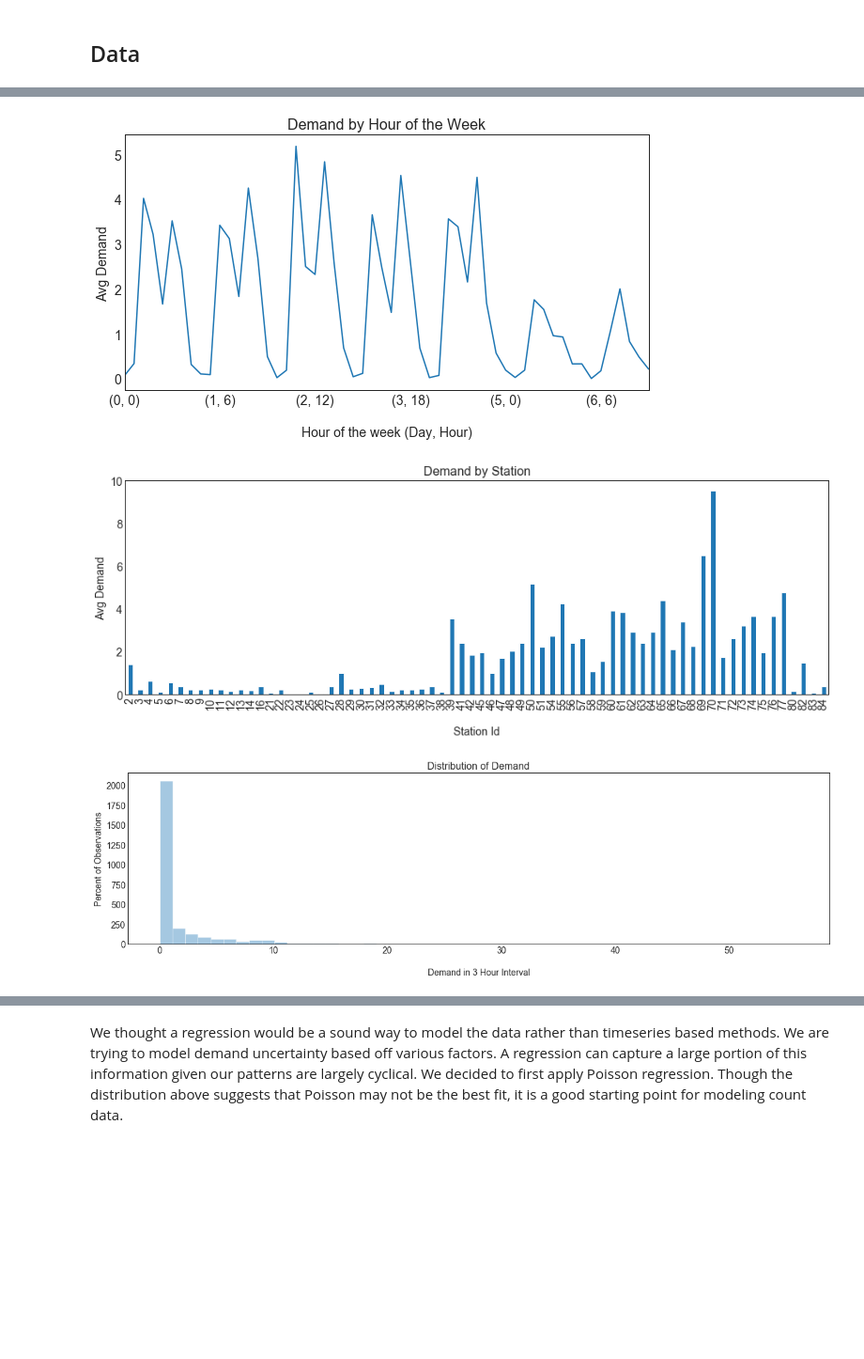
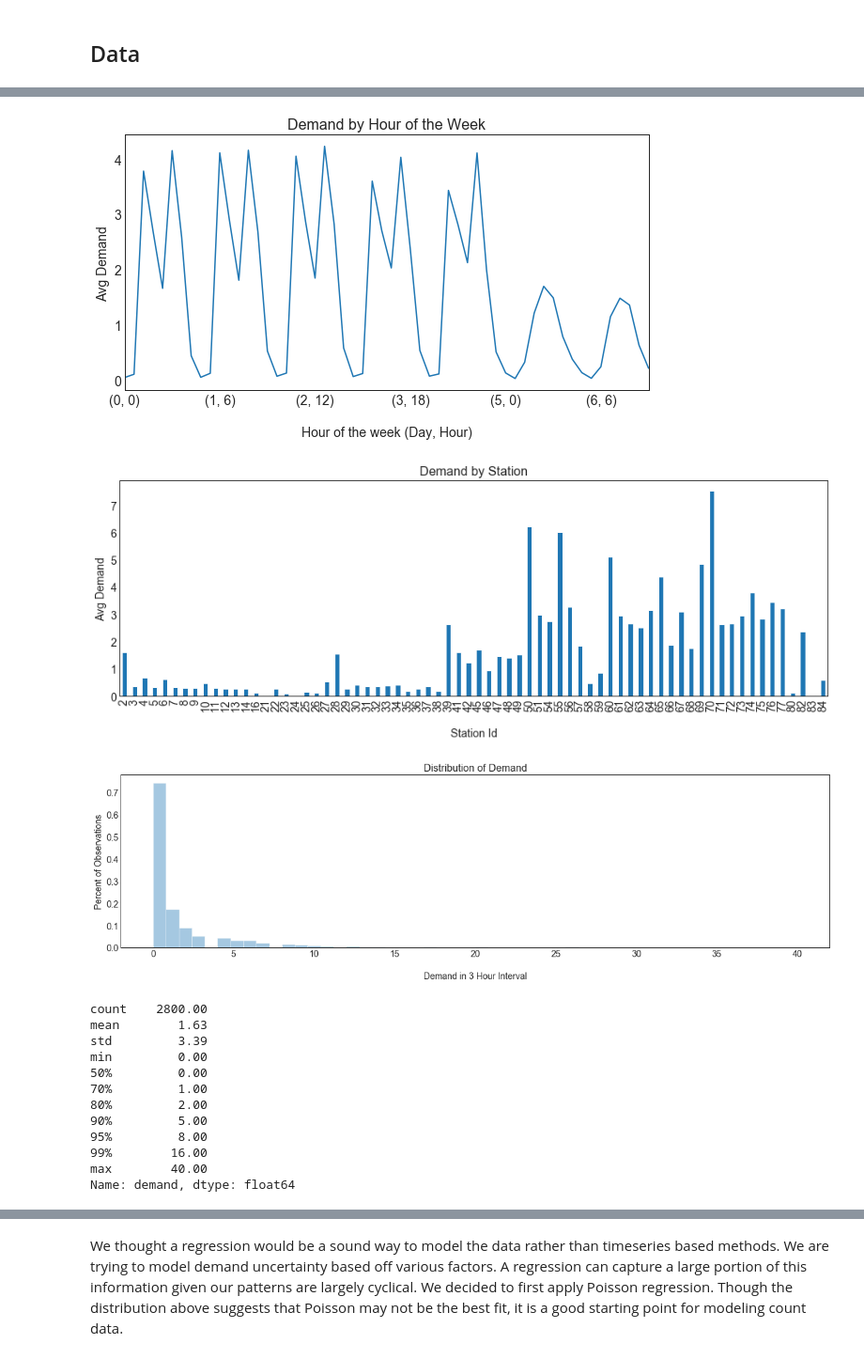
Before and after one commit to ssharpe42/probprog-finalproject, a Jupyter notebook: final-project/final-notebook.ipynb, the cells around one changed output, grey strips where cells are left out. Shown at 94% size. Cells and saved outputs as stored; diff of their text form; code cells hidden in the pictures; blank space fills up the shorter version.

```diff
--- a/final-project/final-notebook.ipynb
+++ b/final-project/final-notebook.ipynb
@@ -30,16 +39,18 @@ sns.set_style("white")
 %matplotlib inline
 # %%
 # Set to true for fast run of notebook
-QUICK_RUN = True
+QUICK_RUN = False
 
 if QUICK_RUN:
     iters = 3000
+    model_param_suffix = '_quick'
     with open('../data/final_train_small.pickle', 'rb') as f:
         train=pickle.load(f)
     with open('../data/final_test_small.pickle', 'rb') as f:
         test=pickle.load(f)
 else:
-    iters = 10000
+    iters = 9000
+    model_param_suffix =''
     with open('../data/final_train.pickle', 'rb') as f:
         train=pickle.load(f)
     with open('../data/final_test.pickle', 'rb') as f:
@@ -61,7 +74,7 @@ plt.ylabel('Avg Demand')
 plt.title('Demand by Hour of the Week', fontsize=16)
 plt.show()
 # %% [output]
-[figure, old version]
+[figure, new version]
 # %%
 train.groupby(['start_station_id'])['demand'].mean().plot.bar(figsize = (16,5))
 plt.xlabel('\nStation Id')
@@ -69,15 +82,28 @@ plt.ylabel('Avg Demand')
 plt.title('Demand by Station', fontsize=16)
 plt.show()
 # %% [output]
-[figure, old version]
+[figure, new version]
 # %%
 #fig, (ax1, ax2) = plt.subplots(ncols=2, sharey=False, figsize=(20,5))
 plt.figure(figsize=(20,5))
-sns.distplot(train['demand'],norm_hist=False, kde = False)
+sns.distplot(train['demand'],norm_hist=True, kde = False)
 plt.xlabel('\nDemand in 3 Hour Interval')
 plt.ylabel('Percent of Observations')
 plt.title('Distribution of Demand', fontsize=16)
 plt.show()
+print(train['demand'].describe(percentiles=[.5,.7,.8,.9,.95,.99]).round(2))
 # %% [output]
-[figure, old version]
+[figure, new version]
+count    2800.00
+mean        1.63
+std         3.39
+min         0.00
+50%         0.00
+70%         1.00
+80%         2.00
+90%         5.00
+95%         8.00
+99%        16.00
+max        40.00
+Name: demand, dtype: float64
 # %% [markdown]
```
Also changed, not shown: parts of 72 cells of this notebook, 17 other files.
